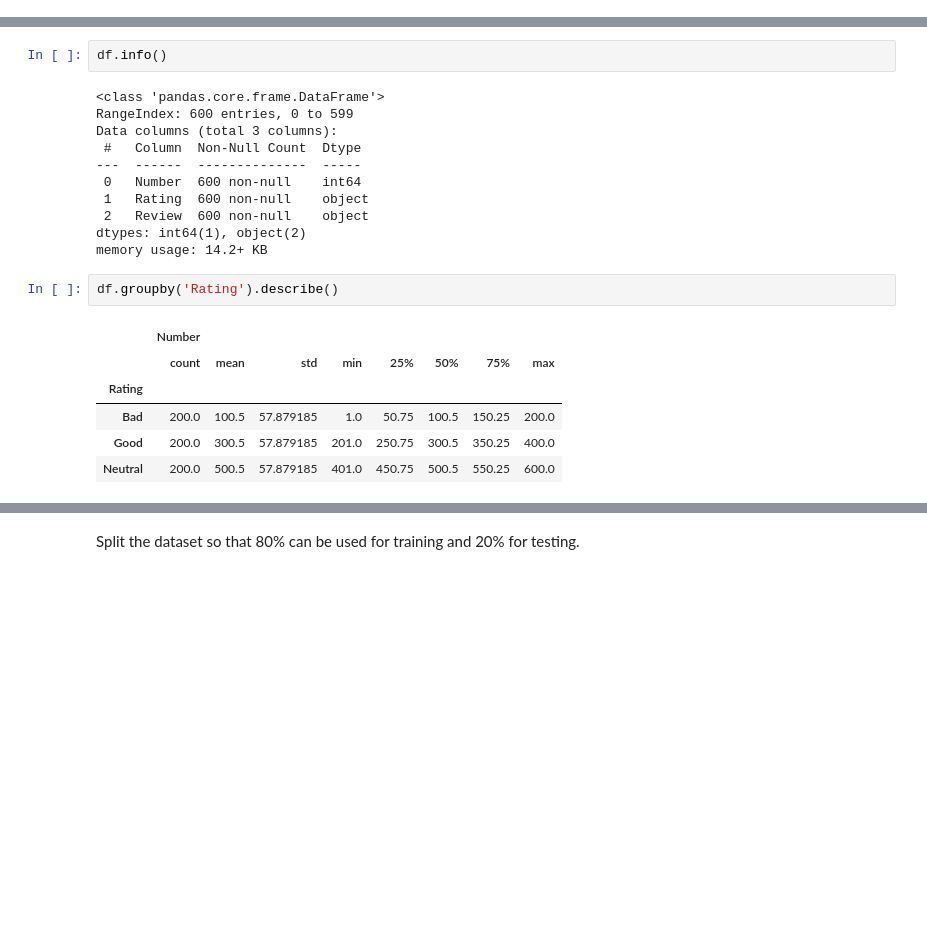
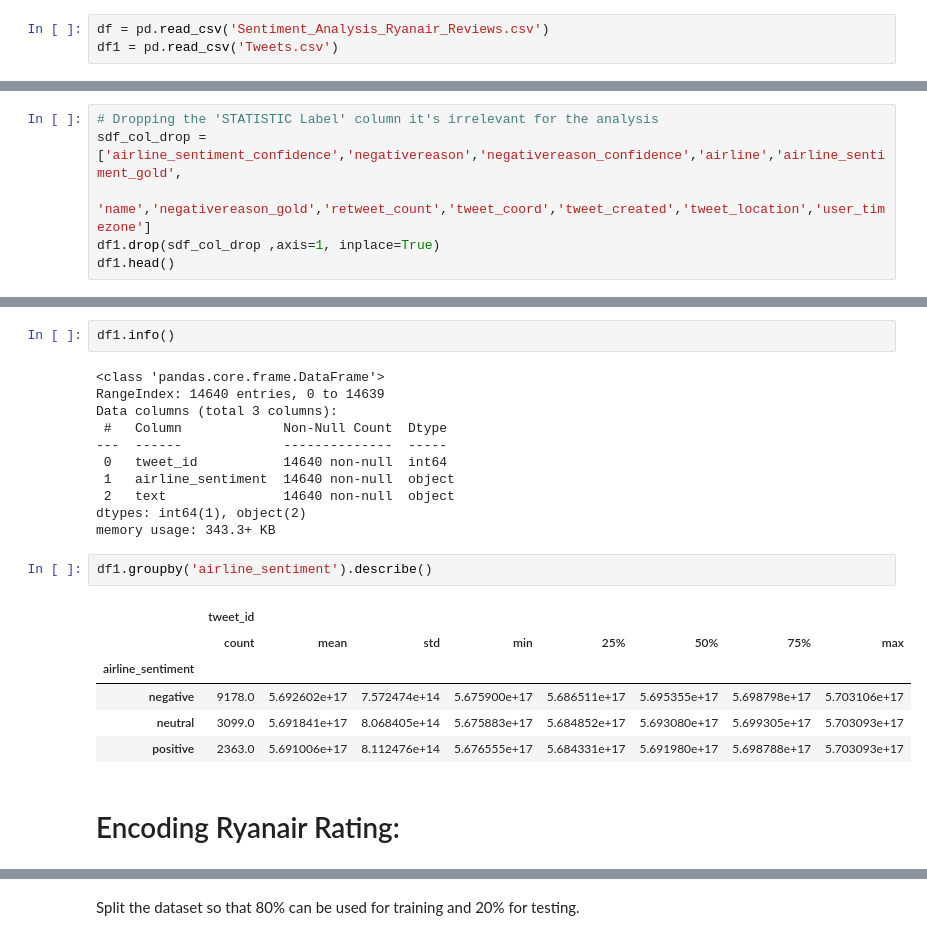
Before and after one commit to JoseRicoCct/CA2_Integrated_Assesment_MSc_Data_Analytics_CCT_Semester_1, a Jupyter notebook: CA2_ML_Code_sba23021_Sentiment_Analysis.ipynb, the cells around one changed output, grey strips where cells are left out. Cells and saved outputs as stored; diff of their text form; blank space fills up the shorter version.

Commit message:
Sentiment Analysis completed.

```diff
--- a/CA2_ML_Code_sba23021_Sentiment_Analysis.ipynb
+++ b/CA2_ML_Code_sba23021_Sentiment_Analysis.ipynb
@@ -17,0 +45,3 @@ df.head()
+# %%
+df = pd.read_csv('Sentiment_Analysis_Ryanair_Reviews.csv')
+df1 = pd.read_csv('Tweets.csv')
@@ -17,0 +92,6 @@ df.head()
+# %%
+# Dropping the 'STATISTIC Label' column it's irrelevant for the analysis
+sdf_col_drop = ['airline_sentiment_confidence','negativereason','negativereason_confidence','airline','airline_sentiment_gold',
+               'name','negativereason_gold','retweet_count','tweet_coord','tweet_created','tweet_location','user_timezone']
+df1.drop(sdf_col_drop ,axis=1, inplace=True)
+df1.head()
@@ -18,23 +105,25 @@ df.head()
 # %%
-df.info()
+df1.info()
 # %% [output]
 <class 'pandas.core.frame.DataFrame'>
-RangeIndex: 600 entries, 0 to 599
+RangeIndex: 14640 entries, 0 to 14639
 Data columns (total 3 columns):
- #   Column  Non-Null Count  Dtype
----  ------  --------------  -----
- 0   Number  600 non-null    int64
- 1   Rating  600 non-null    object
- 2   Review  600 non-null    object
+ #   Column             Non-Null Count  Dtype
+---  ------             --------------  -----
+ 0   tweet_id           14640 non-null  int64
+ 1   airline_sentiment  14640 non-null  object
+ 2   text               14640 non-null  object
 dtypes: int64(1), object(2)
-memory usage: 14.2+ KB
+memory usage: 343.3+ KB
 # %%
-df.groupby('Rating').describe()
+df1.groupby('airline_sentiment').describe()
 # %% [output]
-|  | Number |  |  |  |  |  |  |  |
+|  | tweet_id |  |  |  |  |  |  |  |
 |  | count | mean | std | min | 25% | 50% | 75% | max |
-| Rating |  |  |  |  |  |  |  |  |
-| Bad | 200.0 | 100.5 | 57.879185 | 1.0 | 50.75 | 100.5 | 150.25 | 200.0 |
-| Good | 200.0 | 300.5 | 57.879185 | 201.0 | 250.75 | 300.5 | 350.25 | 400.0 |
-| Neutral | 200.0 | 500.5 | 57.879185 | 401.0 | 450.75 | 500.5 | 550.25 | 600.0 |
+| airline_sentiment |  |  |  |  |  |  |  |  |
+| negative | 9178.0 | 5.692602e+17 | 7.572474e+14 | 5.675900e+17 | 5.686511e+17 | 5.695355e+17 | 5.698798e+17 | 5.703106e+17 |
+| neutral | 3099.0 | 5.691841e+17 | 8.068405e+14 | 5.675883e+17 | 5.684852e+17 | 5.693080e+17 | 5.699305e+17 | 5.703093e+17 |
+| positive | 2363.0 | 5.691006e+17 | 8.112476e+14 | 5.676555e+17 | 5.684331e+17 | 5.691980e+17 | 5.698788e+17 | 5.703093e+17 |
+# %% [markdown]
+# Encoding Ryanair Rating:
 # %%
```
Also changed, not shown: parts of 57 cells of this notebook, 1 other file.
